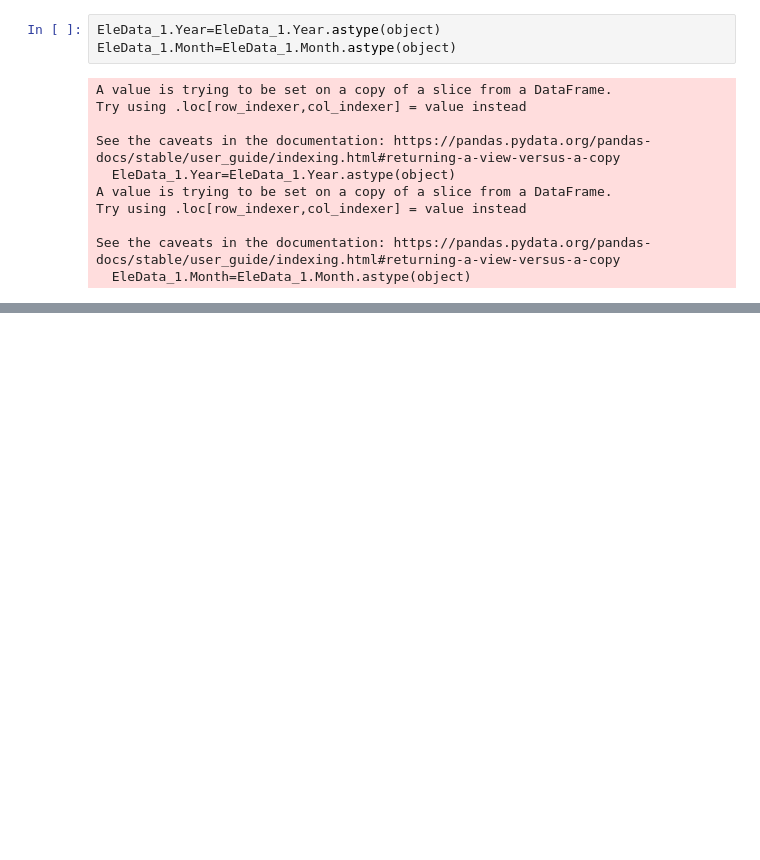
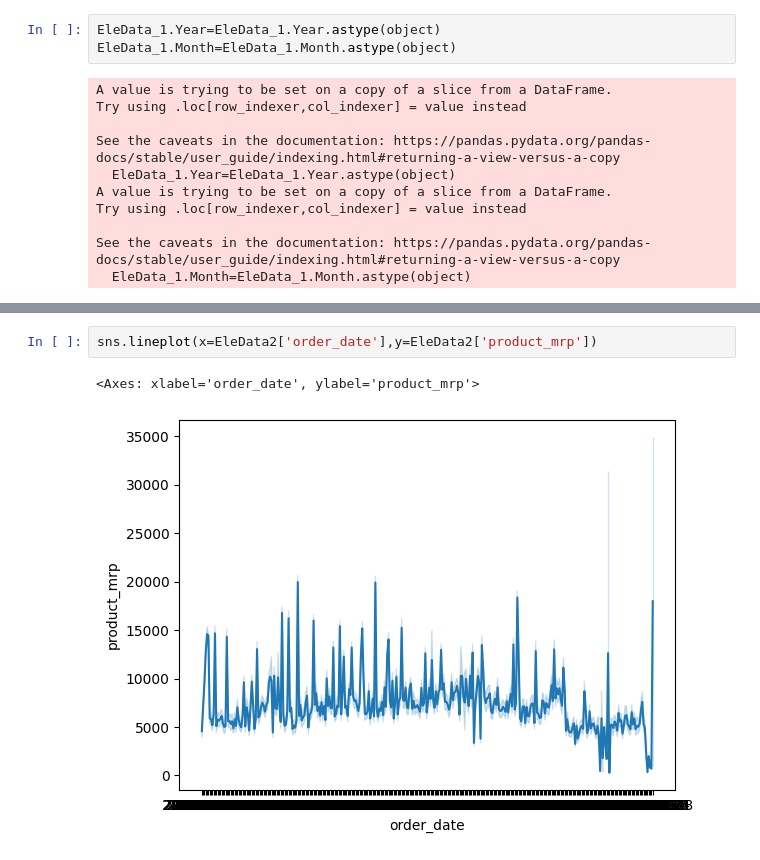
Before and after one commit to PrajsPrabs/UpgradBACaseStudy, a Jupyter notebook: EComm1.ipynb, the cells around one changed output, grey strips where cells are left out. Drawn from its saved outputs; the diff is of its cells as text; blank space fills up the shorter version.

```diff
--- a/EComm1.ipynb
+++ b/EComm1.ipynb
@@ -479,0 +539,5 @@ for i in num:
+# %%
+sns.lineplot(x=EleData2['order_date'],y=EleData2['product_mrp'])
+# %% [output]
+<Axes: xlabel='order_date', ylabel='product_mrp'>
+[figure, added]
```
Also changed, not shown: parts of 11 cells of this notebook.
